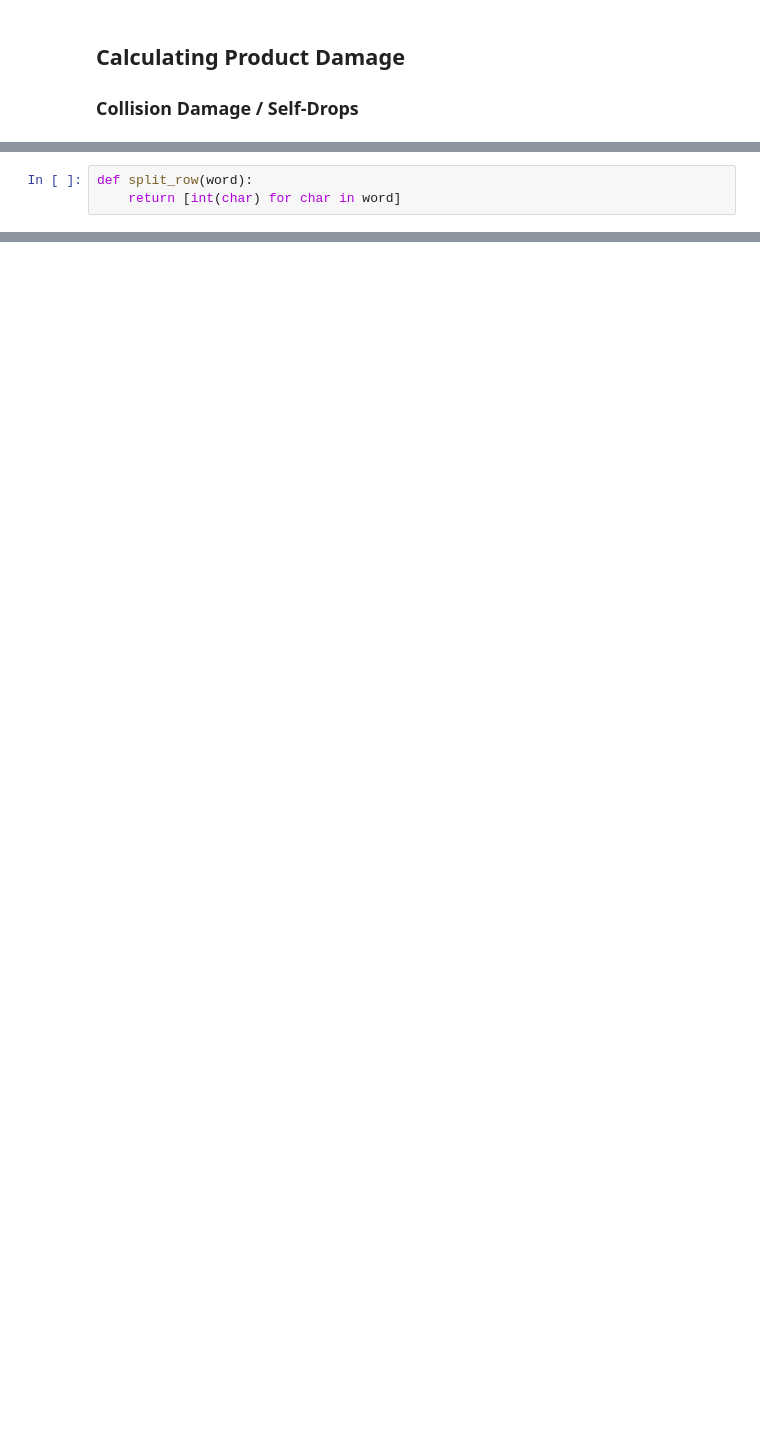
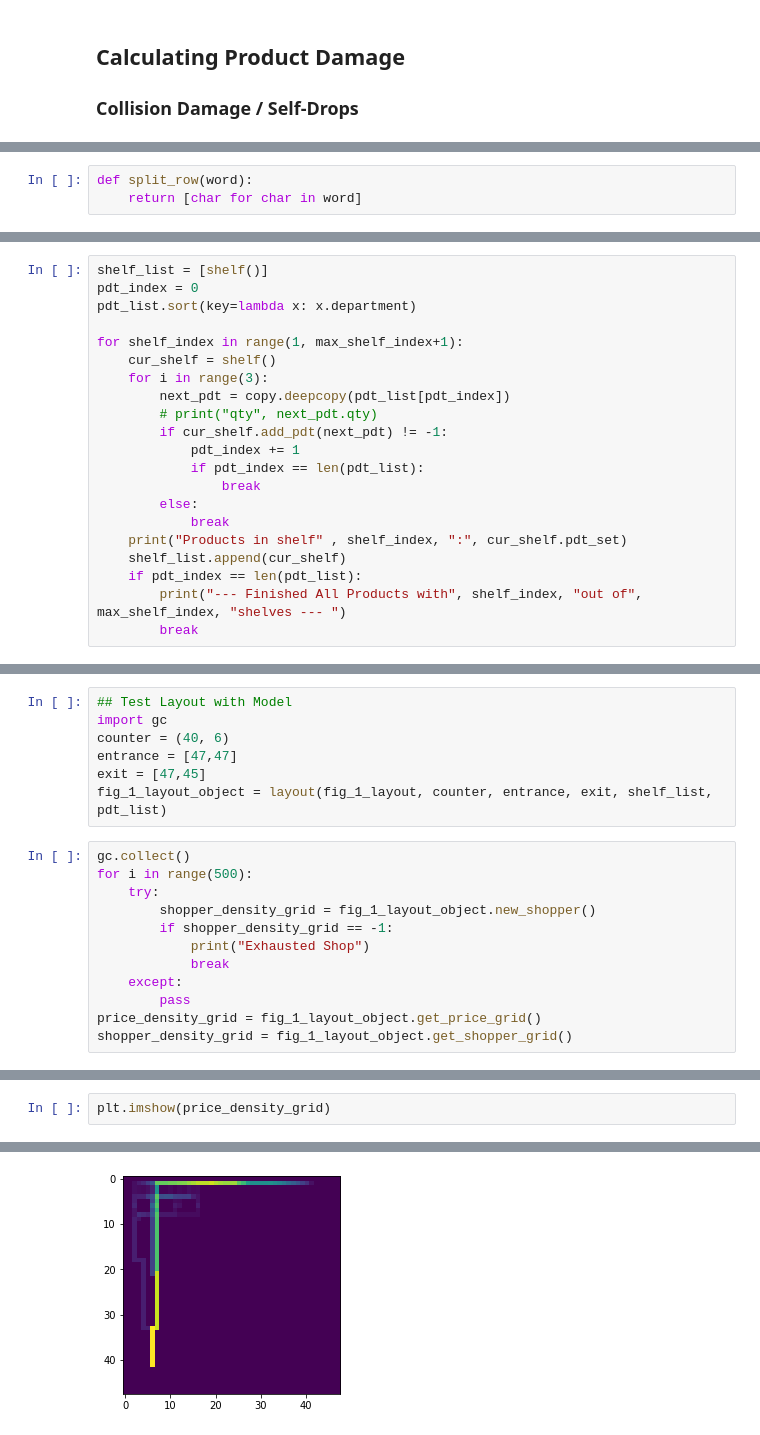
Before and after one commit to BrandonTang89/FlashShopping, a Jupyter notebook: IMMC Code.ipynb, the cells around one changed output, grey strips where cells are left out. Cells and saved outputs as stored; diff of their text form; blank space fills up the shorter version.

```diff
--- a/IMMC Code.ipynb
+++ b/IMMC Code.ipynb
@@ -528,3 +501,3 @@ print(total_loss(shopper_density_grid, price_density_grid))
 # %%
 def split_row(word):
-    return [int(char) for char in word]
+    return [char for char in word]
@@ -625,0 +592,21 @@ found shelf 2
+# %%
+shelf_list = [shelf()]
+pdt_index = 0
+pdt_list.sort(key=lambda x: x.department)
+
+for shelf_index in range(1, max_shelf_index+1):
+    cur_shelf = shelf()
+    for i in range(3):
+        next_pdt = copy.deepcopy(pdt_list[pdt_index])
+        # print("qty", next_pdt.qty)
+        if cur_shelf.add_pdt(next_pdt) != -1:
+            pdt_index += 1
+            if pdt_index == len(pdt_list):
+                break
+        else:
+            break
+    print("Products in shelf" , shelf_index, ":", cur_shelf.pdt_set)
+    shelf_list.append(cur_shelf)
+    if pdt_index == len(pdt_list):
+        print("--- Finished All Products with", shelf_index, "out of", max_shelf_index, "shelves --- ")
+        break
@@ -625,0 +635,19 @@ found shelf 2
+# %%
+## Test Layout with Model
+import gc
+counter = (40, 6)
+entrance = [47,47]
+exit = [47,45]
+fig_1_layout_object = layout(fig_1_layout, counter, entrance, exit, shelf_list, pdt_list)
+# %%
+gc.collect()
+for i in range(500):
+    try:
+        shopper_density_grid = fig_1_layout_object.new_shopper()
+        if shopper_density_grid == -1:
+            print("Exhausted Shop")
+            break
+    except:
+        pass
+price_density_grid = fig_1_layout_object.get_price_grid()
+shopper_density_grid = fig_1_layout_object.get_shopper_grid()
@@ -625,0 +672,3 @@ found shelf 2
+# %%
+plt.imshow(price_density_grid)
+# %% [output]
@@ -625,0 +676 @@ found shelf 2
+[figure, added]
```
Also changed, not shown: parts of 17 cells of this notebook.
